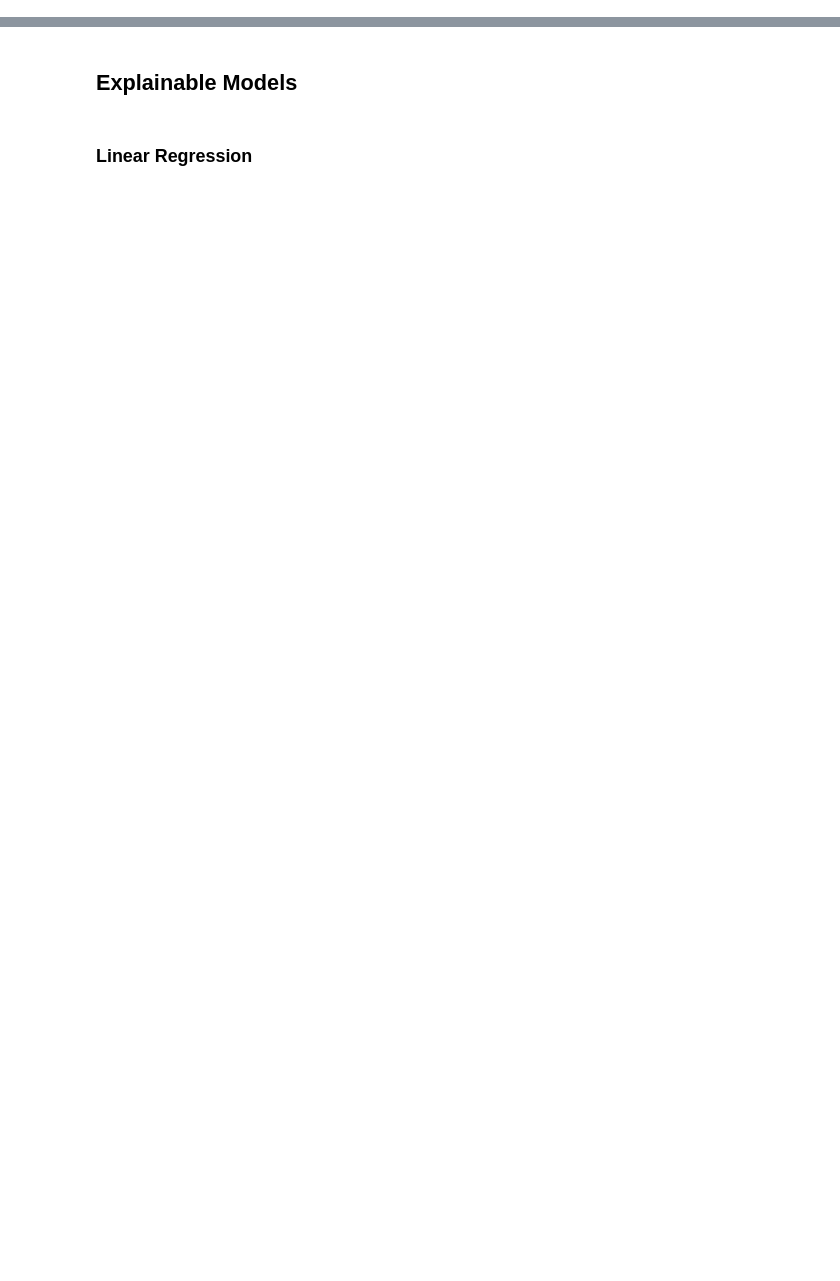
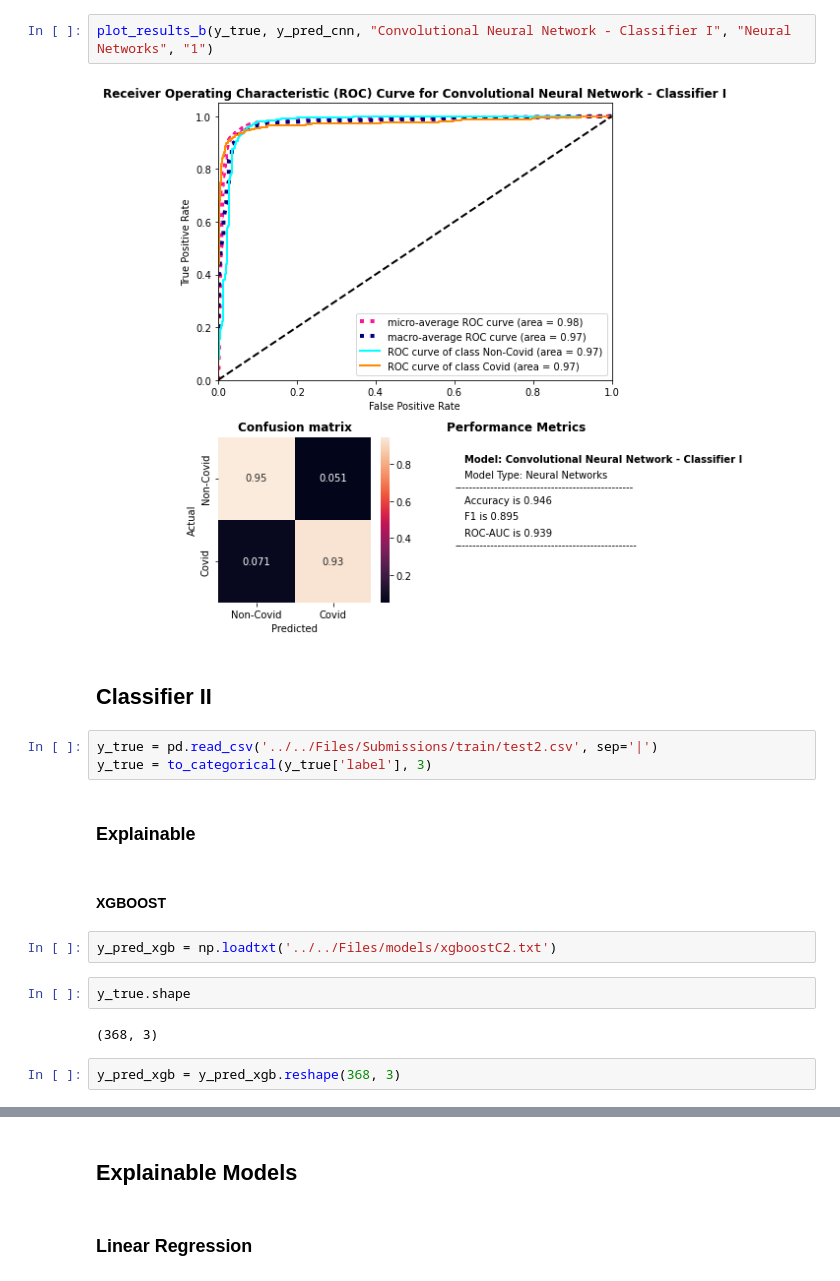
Before and after one commit to jvschlierf/networkthesis, a Jupyter notebook: classifier/evaluate_performance.ipynb, the cells around one changed output, grey strips where cells are left out. Cells and saved outputs as stored; diff of their text form; blank space fills up the shorter version.

```diff
--- a/classifier/evaluate_performance.ipynb
+++ b/classifier/evaluate_performance.ipynb
@@ -154,0 +275,21 @@ y_true = y_true.flatten()
+# %%
+plot_results_b(y_true, y_pred_cnn, "Convolutional Neural Network - Classifier I", "Neural Networks", "1")
+# %% [output]
+[figure, added]
+# %% [markdown]
+## Classifier II
+# %%
+y_true = pd.read_csv('../../Files/Submissions/train/test2.csv', sep='|')
+y_true = to_categorical(y_true['label'], 3)
+# %% [markdown]
+### Explainable
+# %% [markdown]
+#### XGBOOST
+# %%
+y_pred_xgb = np.loadtxt('../../Files/models/xgboostC2.txt')
+# %%
+y_true.shape
+# %% [output]
+(368, 3)
+# %%
+y_pred_xgb = y_pred_xgb.reshape(368, 3)
```
Also changed, not shown: parts of 55 cells of this notebook, 2 other files.
